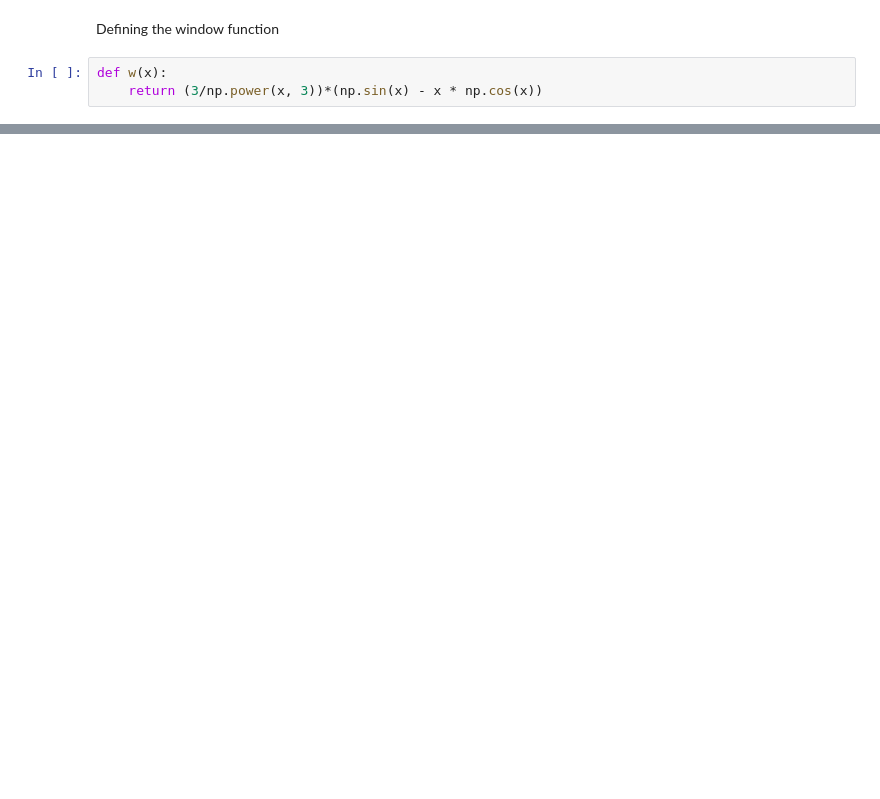
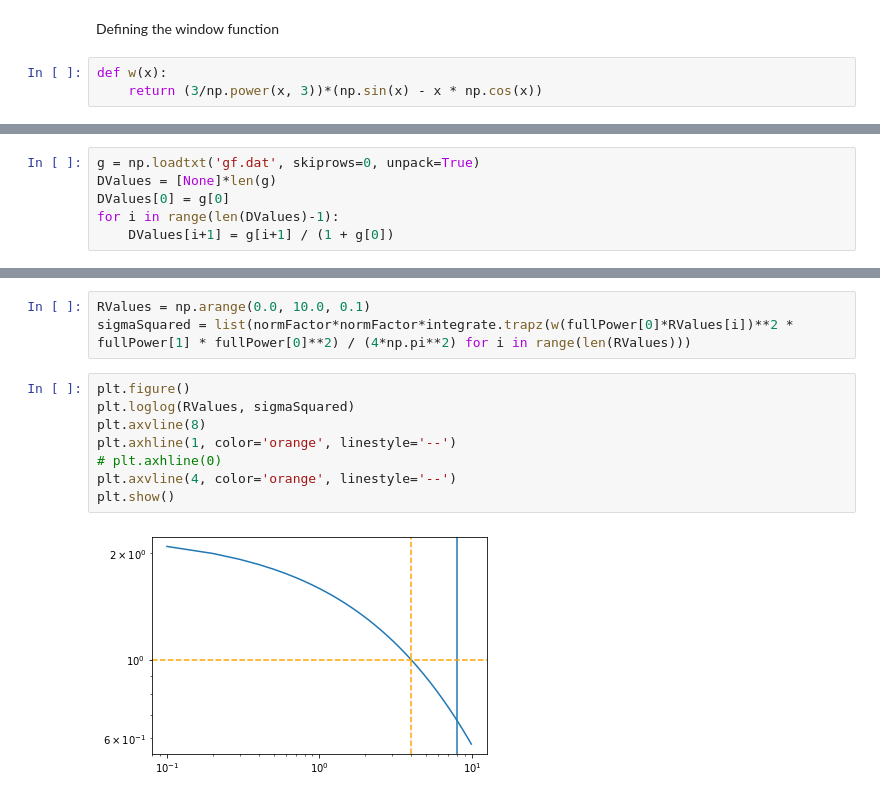
Before and after one commit to carle13/Galaxy-clusters-number-counts, a Jupyter notebook: analysis.ipynb, the cells around one changed output, grey strips where cells are left out. Saved outputs shown, nothing was run; the diff lists cells and outputs as text; blank space fills up the shorter version.

```diff
--- a/analysis.ipynb
+++ b/analysis.ipynb
@@ -293,0 +300,6 @@ print(sigma)
+# %%
+g = np.loadtxt('gf.dat', skiprows=0, unpack=True)
+DValues = [None]*len(g)
+DValues[0] = g[0]
+for i in range(len(DValues)-1):
+	DValues[i+1] = g[i+1] / (1 + g[0])
@@ -293,0 +308,13 @@ print(sigma)
+# %%
+RValues = np.arange(0.0, 10.0, 0.1)
+sigmaSquared = list(normFactor*normFactor*integrate.trapz(w(fullPower[0]*RValues[i])**2 * fullPower[1] * fullPower[0]**2) / (4*np.pi**2) for i in range(len(RValues)))
+# %%
+plt.figure()
+plt.loglog(RValues, sigmaSquared)
+plt.axvline(8)
+plt.axhline(1, color='orange', linestyle='--')
+# plt.axhline(0)
+plt.axvline(4, color='orange', linestyle='--')
+plt.show()
+# %% [output]
+[figure, added]
```
Also changed, not shown: parts of 14 cells of this notebook.
